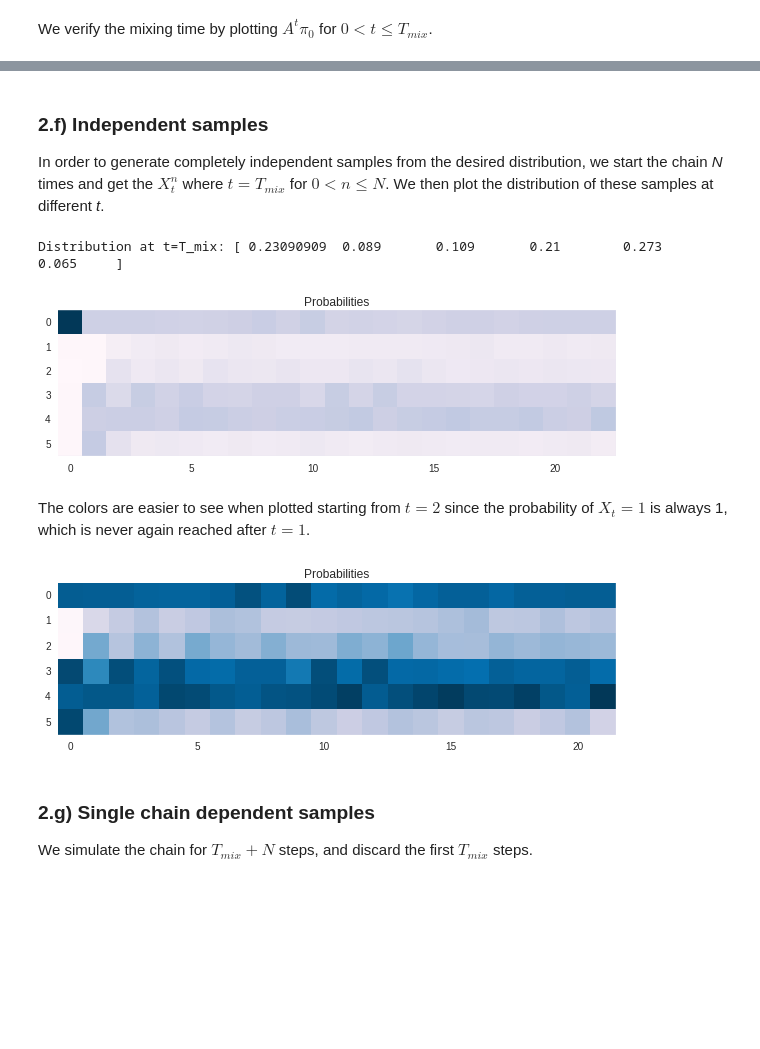
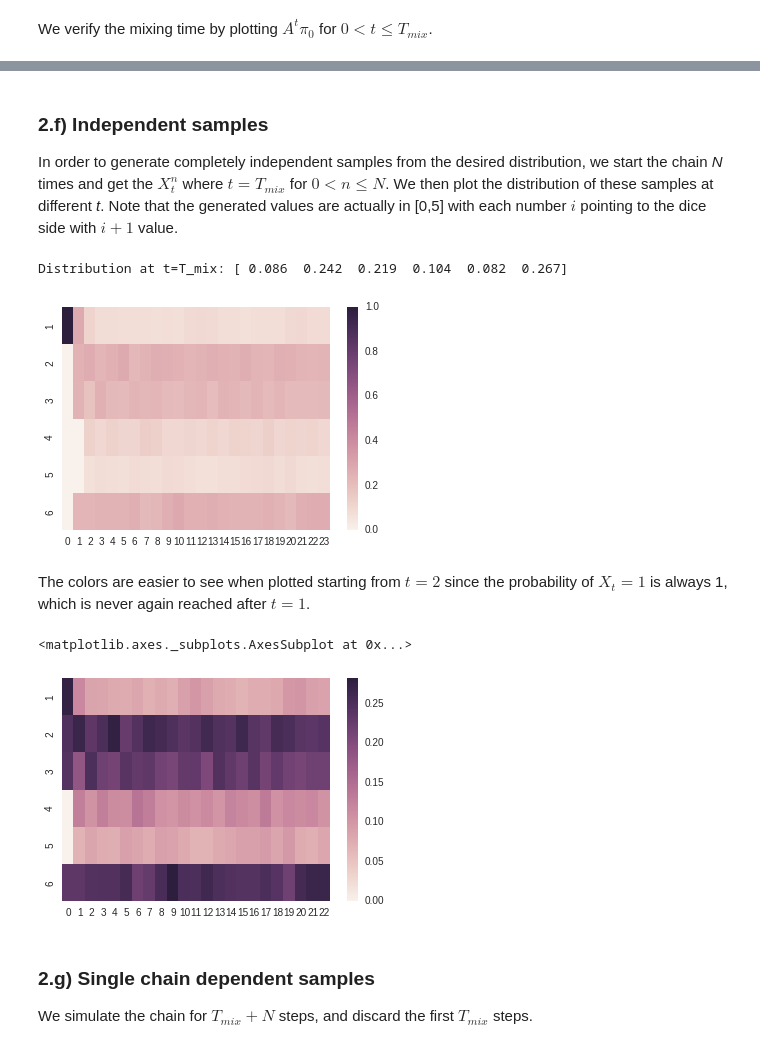
Before and after one commit to Bogazici-CMPE548-Spring2016/Cmpe548-Assignment2, a Jupyter notebook: assignment2.ipynb, the cells around one changed output, grey strips where cells are left out. Saved outputs shown, nothing was run; the diff lists cells and outputs as text; code cells hidden in the pictures; blank space fills up the shorter version.

```diff
--- a/assignment2.ipynb
+++ b/assignment2.ipynb
@@ -10,12 +10,12 @@ from numpy import linalg as LA
 import matplotlib.pyplot as plt
 import seaborn
 
-A = np.matrix([[0.25,    0,   0, 0.25, 0.25, 0.25], # side 1
-               [0.25, 0.25,   0, 0.25, 0.25,    0],
-               [0.25,    0,   0,  0.5, 0.25,    0],
-               [0.25,    0, 0.5,    0, 0.25,    0],
-               [0.25, 0.25,   0, 0.25, 0.25,    0],
-               [0.25,    0,   0, 0.25, 0.25, 0.25]]).T
+A = np.matrix([[0.25, 0.25, 0.25,    0,    0, 0.25], # side 1
+               [   0, 0.25, 0.25,    0, 0.25, 0.25],
+               [   0, 0.25,    0,  0.5,    0, 0.25],
+               [   0, 0.25,  0.5,    0,    0, 0.25],
+               [   0, 0.25, 0.25,    0, 0.25, 0.25],
+               [0.25, 0.25, 0.25,    0,    0, 0.25]]).T
 
 print(A)
 # %% [output]
@@ -54,7 +53,7 @@ We calculate $T_{mix}$ by looking at the total variation distance between $\pi$
 def total_variation_distance(v1, v2):
     return np.sum(np.absolute(v1 - v2)) / 2
 
-def mix_time(A, v_stationary, eps = float(1e-8)):
+def mix_time(A, init_pi, v_stationary, eps = float(1e-8)):
     t_mix = 0
     log_tvd = 0
     log_eps = np.log(float(1e-8))
@@ -62,10 +61,11 @@ def mix_time(A, v_stationary, eps = float(1e-8)):
     while log_tvd > log_eps:
         t_mix += 1
         At = At * A
-        log_tvd = np.log(total_variation_distance(At*A[:,0], v_stationary))
+        log_tvd = np.log(total_variation_distance(At*init_pi, v_stationary))
     return t_mix
 
+init_pi = np.matrix([1,0,0,0,0,0]).T
 v_t = np.matrix(v).T
-t_mix = mix_time(A, v_t)
+t_mix = mix_time(A, init_pi,v_t)
 print('Mix time:',t_mix)
 # %% [output]
@@ -90,10 +90,7 @@ At = np.identity(len(A))
 A_plt = np.zeros((len(A),t_mix))
 for i in range(0,t_mix):
     At = At * A
-    A_plt[:,i] = np.array((At * A[:,0]).T)[0]
+    A_plt[:,i] = np.array((At * init_pi).T)[0]
 
-f, subplot = plt.subplots(figsize=(10,10))
-subplot.imshow(A_plt, aspect = 'equal', interpolation = 'none', cmap = 'PuBu')
-subplot.set_title('Probability distribution with respect to t')
-subplot.grid(False)
+seaborn.heatmap(A_plt, yticklabels=range(1,7))
 # %% [output]
@@ -101,39 +99,34 @@ subplot.grid(False)
 # %% [markdown]
 ### 2.f) Independent samples
-In order to generate completely independent samples from the desired distribution, we start the chain *N* times and get the $X^n_t$ where $t = T_{mix}$ for $0\lt n\le N$. We then plot the distribution of these samples at different *t*.
+In order to generate completely independent samples from the desired distribution, we start the chain *N* times and get the $X^n_t$ where $t = T_{mix}$ for $0\lt n\le N$. We then plot the distribution of these samples at different *t*. Note that the generated values are actually in [0,5] with each number $i$ pointing to the dice side with $i+1$ value.
 # %%
 N = 1000
 np.random.seed(N)
 def sim_chain(A, i_end):
     chain = np.zeros(i_end, dtype = np.int)
-    chain[0] = 1
+    chain[0] = 0
     for i in range(1,i_end):
-        pr = np.squeeze(np.asarray(A[:, chain[i-1]-1]))
-        chain[i] = np.random.choice([1,2,3,4,5,6], p = pr)
+        pr = np.squeeze(np.asarray(A[:, chain[i-1]]))
+        chain[i] = np.random.choice(range(6), p = pr)
     return chain
 
 samples = np.zeros((N,t_mix), dtype = np.int)
 for i in range(0, N):
     samples[i,:] = sim_chain(A, t_mix)
 
-xx = np.apply_along_axis(lambda x: np.histogram(x, bins = [0,1.1,2.1,3.1,4.1,5.1,6.1], density = True)[0], 0, samples)
-f, subplot = plt.subplots(figsize=(10,10))
-subplot.imshow(xx, aspect = 'equal', interpolation = 'none', cmap = 'PuBu')
-subplot.set_title('Probabilities')
-subplot.grid(False)
+xx = np.apply_along_axis(lambda x: np.histogram(x, bins = [0,1,2,3,4,5,6], density = True)[0], 0, samples)
+seaborn.heatmap(xx, yticklabels=range(1,7))
 print('Distribution at t=T_mix:',xx[:,-1])
 # %% [output]
-Distribution at t=T_mix: [ 0.23090909  0.089       0.109       0.21        0.273       0.065     ]
+Distribution at t=T_mix: [ 0.086  0.242  0.219  0.104  0.082  0.267]
-[figure, old version]
+[figure, new version]
 # %% [markdown]
 The colors are easier to see when plotted starting from $t=2$ since the probability of $X_t=1$ is always 1, which is never again reached after $t=1$.
-# %%
-f, subplot = plt.subplots(figsize=(10,10))
-subplot.imshow(xx[:,1:], aspect = 'equal', interpolation = 'none', cmap = 'PuBu')
-subplot.set_title('Probabilities')
-subplot.grid(False)
-# %% [output]
-[figure, removed]
+# %%
+seaborn.heatmap(xx[:,1:], yticklabels=range(1,7))
+# %% [output]
+<matplotlib.axes._subplots.AxesSubplot at 0x...>
+[figure, added]
 # %% [markdown]
 ### 2.g) Single chain dependent samples
 We simulate the chain for $T_{mix} + N$ steps, and discard the first $T_{mix}$ steps.
```
Also changed, not shown: parts of 7 cells of this notebook.
